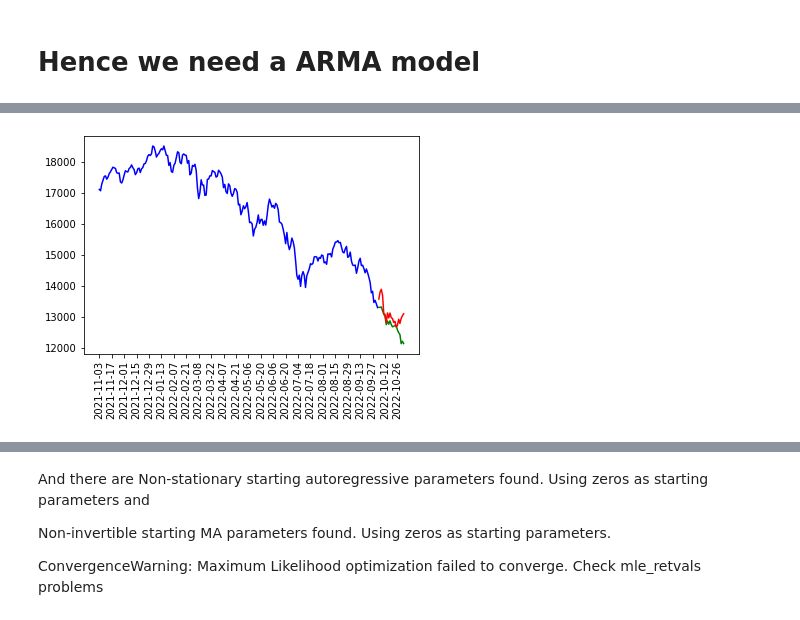
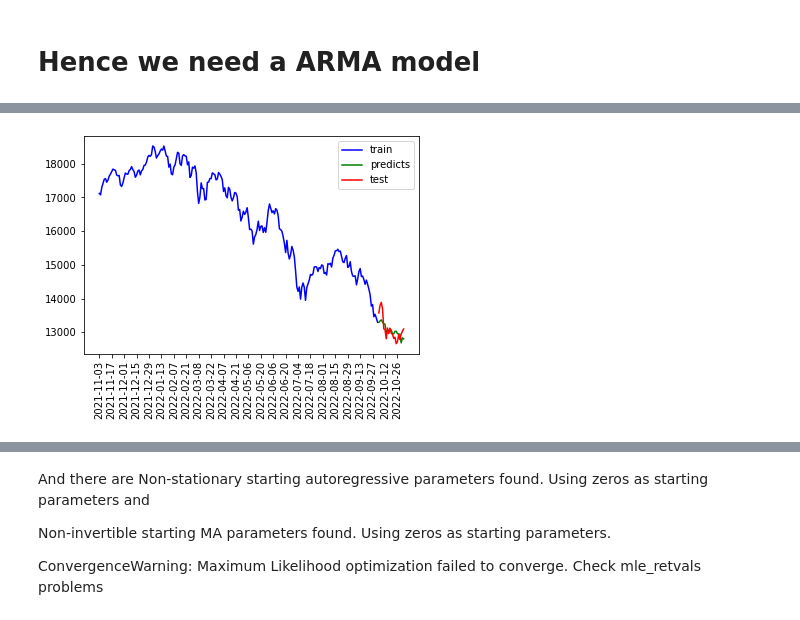
Before and after one commit to HarryLin46/Data-Science_HW3, a Jupyter notebook: HW3 data/hw3-p3.ipynb, the cells around one changed output, grey strips where cells are left out. Cells and saved outputs as stored; diff of their text form; code cells hidden in the pictures.

```diff
--- a/HW3 data/hw3-p3.ipynb
+++ b/HW3 data/hw3-p3.ipynb
@@ -287,8 +437,8 @@ for i in range(225):
     train_data[i] = data[5]
 
 #     data = str_train.split(',')
-    arima_data[i] = diff_1[i][0]
-arima_data = arima_data[1:]
+#     arima_data[i] = diff_1[i][0]
+# arima_data = arima_data[1:]
 
 for i in range(21):
     str_test = test[i][0]
@@ -298,12 +453,13 @@ for i in range(21):
 # %%
-model = pm.ARIMA(order=(1,1,1),seasonal_order=(3,2,1,12))
+model = pm.ARIMA(order=(2,2,3),seasonal_order=(2,1,0,12),out_of_sample_size=20)
 model.fit(train_data)
 predicts = model.predict(21)
 # %%
-plt.plot(x[:225], train_data, c='blue')
-plt.plot(x[225:], predicts, c='green')
-plt.plot(x[225:], test_data, c='red')
+plt.plot(x[:225], train_data, c='blue',label='train')
+plt.plot(x[225:], predicts, c='green',label='predicts')
+plt.plot(x[225:], test_data, c='red',label='test')
 plt.xticks(x[::10], rotation=90)
+plt.legend()
 plt.show()
 # %% [output]
-[figure, old version]
+[figure, new version]
```
Also changed, not shown: parts of 40 cells of this notebook, 37 other files.
